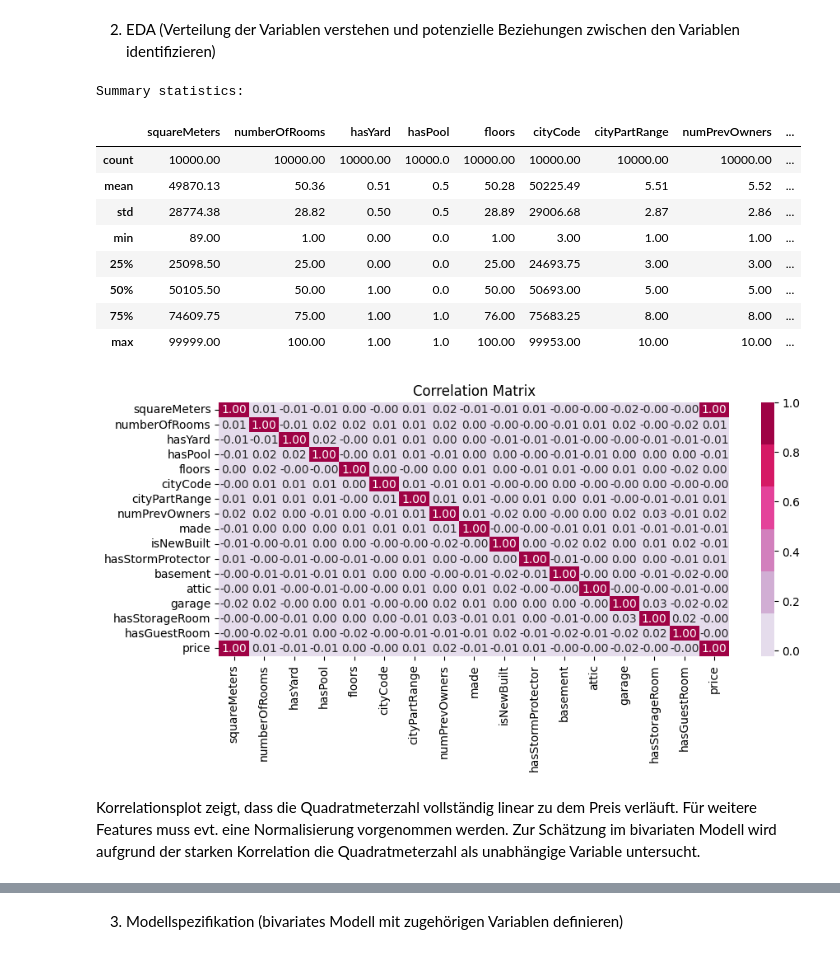
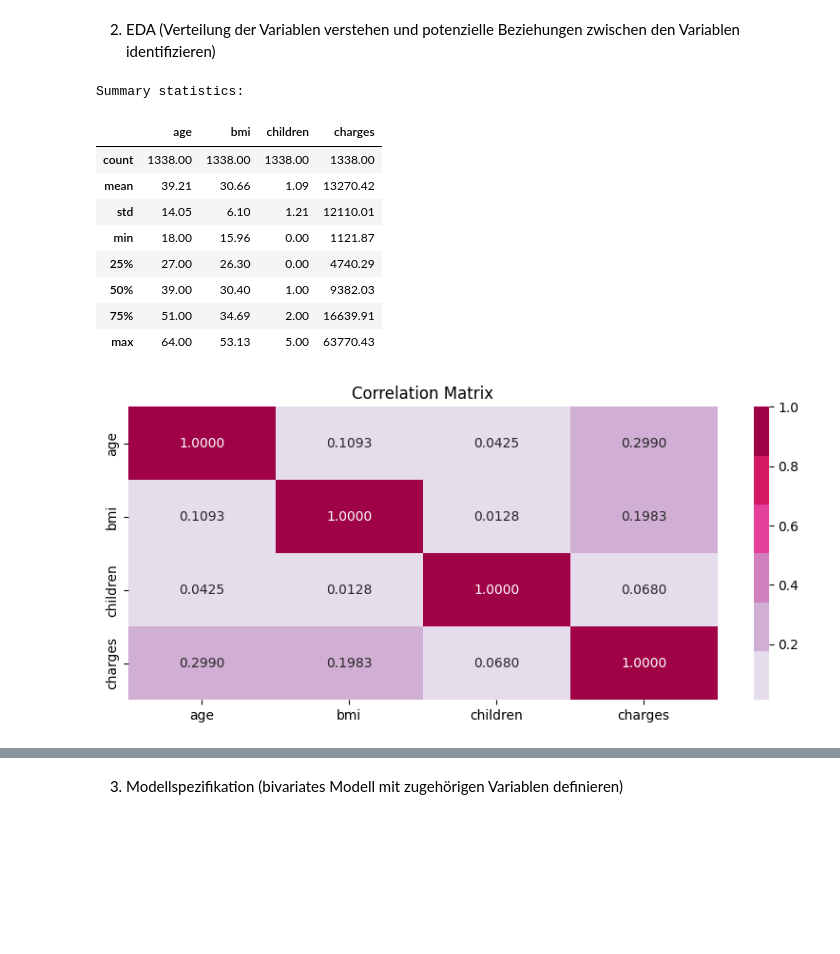
Before and after one commit to BrockherdeT/econometrics, a Jupyter notebook: shared_A1.ipynb, the cells around one changed output, grey strips where cells are left out. Drawn from its saved outputs; the diff is of its cells as text; code cells hidden in the pictures; blank space fills up the shorter version.

```diff
--- a/shared_A1.ipynb
+++ b/shared_A1.ipynb
@@ -28,6 +28,8 @@ from sklearn.feature_selection import f_regression
 1. Daten laden und aufbereiten (Daten bereinigen/transformieren und fehlende Werte beseitigen)
 # %%
 # load database
-housing_data = pd.read_csv('ParisHousing.csv')
-housing_data.head()
+insurance_data = pd.read_csv('insurance.csv')
+print(insurance_data.head())
+print()
+print("shape: ", insurance_data.shape)
 # %% [output]
@@ -87,32 +81,31 @@ dtype: int64
 # %%
 # Summary statistics
 print('Summary statistics:')
-housing_data.describe().round(2)
+insurance_data.describe().round(2)
 # %% [output]
 Summary statistics:
-|  | squareMeters | numberOfRooms | hasYard | hasPool | floors | cityCode | cityPartRange | numPrevOwners | ... |
-| count | 10000.00 | 10000.00 | 10000.00 | 10000.0 | 10000.00 | 10000.00 | 10000.00 | 10000.00 | ... |
-| mean | 49870.13 | 50.36 | 0.51 | 0.5 | 50.28 | 50225.49 | 5.51 | 5.52 | ... |
-| std | 28774.38 | 28.82 | 0.50 | 0.5 | 28.89 | 29006.68 | 2.87 | 2.86 | ... |
-| min | 89.00 | 1.00 | 0.00 | 0.0 | 1.00 | 3.00 | 1.00 | 1.00 | ... |
-| 25% | 25098.50 | 25.00 | 0.00 | 0.0 | 25.00 | 24693.75 | 3.00 | 3.00 | ... |
-| 50% | 50105.50 | 50.00 | 1.00 | 0.0 | 50.00 | 50693.00 | 5.00 | 5.00 | ... |
-| 75% | 74609.75 | 75.00 | 1.00 | 1.0 | 76.00 | 75683.25 | 8.00 | 8.00 | ... |
-| max | 99999.00 | 100.00 | 1.00 | 1.0 | 100.00 | 99953.00 | 10.00 | 10.00 | ... |
+|  | age | bmi | children | charges |
+| count | 1338.00 | 1338.00 | 1338.00 | 1338.00 |
+| mean | 39.21 | 30.66 | 1.09 | 13270.42 |
+| std | 14.05 | 6.10 | 1.21 | 12110.01 |
+| min | 18.00 | 15.96 | 0.00 | 1121.87 |
+| 25% | 27.00 | 26.30 | 0.00 | 4740.29 |
+| 50% | 39.00 | 30.40 | 1.00 | 9382.03 |
+| 75% | 51.00 | 34.69 | 2.00 | 16639.91 |
+| max | 64.00 | 53.13 | 5.00 | 63770.43 |
 # %%
 # Data Visualization
 
+num_values = insurance_data.select_dtypes(include=[np.number]) # leave out cat values
+
 # Correlation Matrix
-correlation_matrix = housing_data.corr()
+correlation_matrix = num_values.corr()
 
 colormap = sns.color_palette("PuRd")
 
 plt.figure(figsize=(10, 4))
-sns.heatmap(correlation_matrix, cmap = colormap, annot=True, fmt=".2f", annot_kws={"size": 10})
+sns.heatmap(correlation_matrix, cmap = colormap, annot=True, fmt=".4f", annot_kws={"size": 10})
 plt.title('Correlation Matrix')
 plt.show()
 # %% [output]
-[figure, old version]
+[figure, new version]
-# %% [markdown]
-Korrelationsplot zeigt, dass die Quadratmeterzahl vollständig linear zu dem Preis verläuft. Für weitere Features muss evt. eine Normalisierung vorgenommen werden.
-Zur Schätzung im bivariaten Modell wird aufgrund der starken Korrelation die Quadratmeterzahl als unabhängige Variable untersucht.
```
Also changed, not shown: parts of 33 cells of this notebook, 4 other files.
